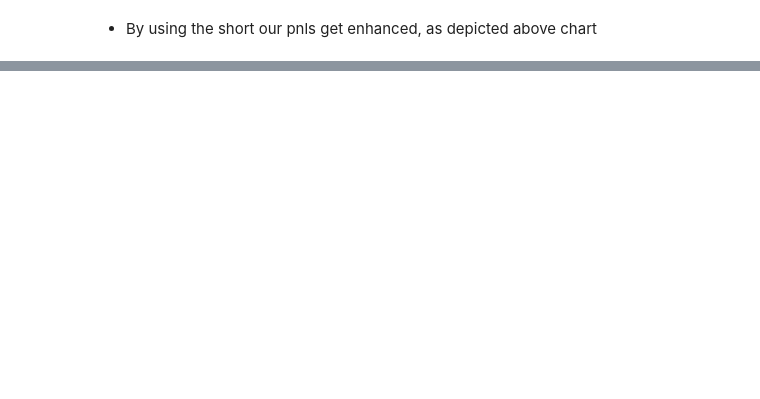
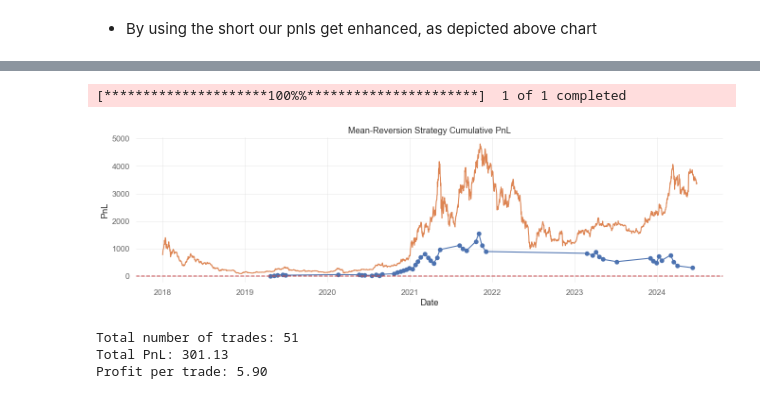
Before and after one commit to raza141/RL-Project, a Jupyter notebook: Crypto/indicator_and_strategy/mean_reversion_strategy.ipynb, the cells around one changed output, grey strips where cells are left out. Cells and saved outputs as stored; diff of their text form; code cells hidden in the pictures; blank space fills up the shorter version.

```diff
--- a/Crypto/indicator_and_strategy/mean_reversion_strategy.ipynb
+++ b/Crypto/indicator_and_strategy/mean_reversion_strategy.ipynb
@@ -293,0 +349,76 @@ Total PnL: 3309.34
+# %%
+import numpy as np
+import pandas as pd
+import yfinance as yf
+import matplotlib.pyplot as plt
+
+# Fetch data
+eth = yf.download('ETH-USD', start='2018-01-01', end='2024-06-26')
+
+# Calculate moving averages and additional indicators
+eth['ma20'] = eth['Close'].rolling(window=20).mean()
+eth['ma50'] = eth['Close'].rolling(window=50).mean()
+eth['ma200'] = eth['Close'].rolling(window=200).mean()
+eth['rsi'] = 100 - (100 / (1 + eth['Close'].pct_change().rolling(window=14).apply(lambda x: (x[x > 0].mean() / (-x[x < 0].mean() if len(x[x < 0]) > 0 else 1)), raw=True)))
+
+# Initialize variables
+inpos = 0
+entry = 0
+stop_loss_pct = 0.03  # 3% stop loss
+take_profit_pct = 0.05  # 5% take profit
+pnls = []   # profit and loss of each trade
+dates = []  # date of trade
+cooldown = 10  # cooldown period in days after a trade
+cooldown_counter = 0  # counter to track cooldown period
+
+# Loop over the data
+for i in range(1, len(eth)):
+    price = eth['Close'].iloc[i]
+    ma20 = eth['ma20'].iloc[i]
+    ma50 = eth['ma50'].iloc[i]
+    ma200 = eth['ma200'].iloc[i]
+    rsi = eth['rsi'].iloc[i]
+
+    if np.isnan(ma20) or np.isnan(ma50) or np.isnan(ma200) or np.isnan(rsi):
+        continue
+
+    if cooldown_counter > 0:
+        cooldown_counter -= 1
+        continue
+
+    if inpos == 0:
+        # Long entry: Confirmed uptrend and RSI not overbought
+        if price > ma20 and ma20 > ma50 and ma50 > ma200 and rsi < 70:
+            inpos = 1
+            entry = price
+
+    elif inpos == 1:
+        # Long exit: Price below MA20 or take profit or stop loss
+        if (price < ma20 and eth['Close'].iloc[i-1] > eth['ma20'].iloc[i-1]) or ((price - entry) / entry > take_profit_pct) or ((price - entry) / entry < -stop_loss_pct):
+            inpos = 0
+            exit = price
+            pnl = exit - entry
+            pnls.append(pnl)
+            dates.append(eth.index[i])
+            cooldown_counter = cooldown
+
+# Plot cumulative PnL
+plt.figure(figsize=(16, 4))
+plt.plot(dates, np.cumsum(pnls), '-o')
+plt.plot(eth['Close'])
+plt.axhline(y=0, color='r', linestyle='--')
+plt.title('Mean-Reversion Strategy Cumulative PnL')
+plt.xlabel('Date')
+plt.ylabel('PnL')
+plt.show()
+
+# Print trade statistics
+print(f"Total number of trades: {len(pnls)}")
+print(f"Total PnL: {np.sum(pnls):.2f}")
+print(f"Profit per trade: {np.mean(pnls):.2f}")
+# %% [output]
+[*********************100%%**********************]  1 of 1 completed
+[figure, added]
+Total number of trades: 51
+Total PnL: 301.13
+Profit per trade: 5.90
```
Also changed, not shown: parts of 5 cells of this notebook, 1 other file.
